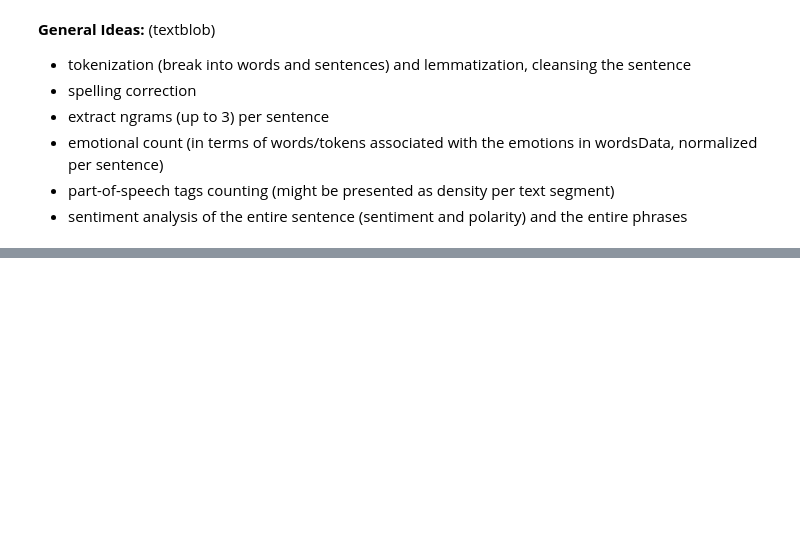
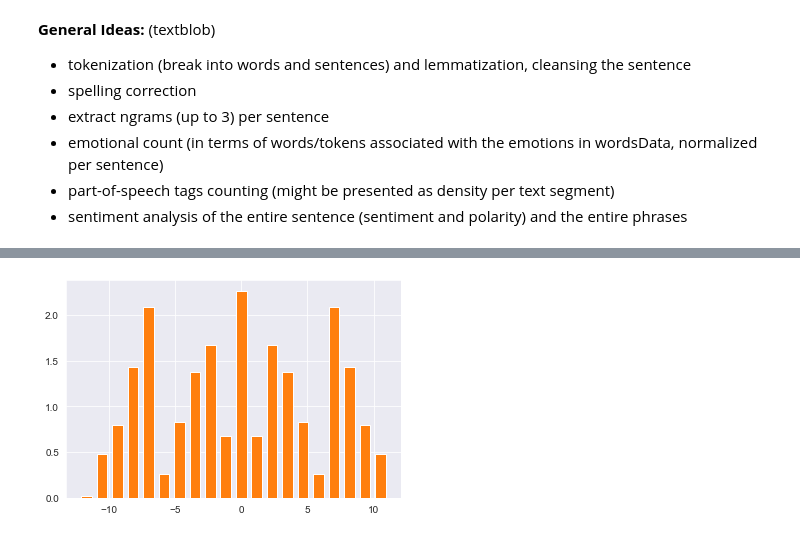
Before and after one commit to kertser/FakeNews, a Jupyter notebook: fakeNews.ipynb, the cells around one changed output, grey strips where cells are left out. Saved outputs shown, nothing was run; the diff lists cells and outputs as text; code cells hidden in the pictures; blank space fills up the shorter version.

```diff
--- a/fakeNews.ipynb
+++ b/fakeNews.ipynb
@@ -259,3 +259,6 @@ Sentiment(polarity=-0.062292358803986696, subjectivity=0.44713916574381685)
+# %%
+# X-axis will represent a length of the sentence in terms of number of elements
+sentence_timing = [len(sentence.words) for sentence in testSentence.sentences]
 # %%
 # Plot the emotional load chart per sentence in the text. Later on we will look at the frequency and amplitude for this chart and use it as a feature
 sentPol = np.array([sentence.polarity for sentence in testSentence.sentences])
@@ -267,0 +280,20 @@ fig1.show()
+# %%
+#Frequency Analysis:
+data1 = sentPol
+data2 = sentSubj
+ps1 = np.abs(np.fft.fft(data1))**2
+ps2 = np.abs(np.fft.fft(data2))**2
+
+time_step = 1 / np.average(sentence_timing)
+freqs1 = np.fft.fftfreq(data1.size, time_step)
+freqs2 = np.fft.fftfreq(data2.size, time_step)
+idx1 = np.argsort(freqs1)
+idx2 = np.argsort(freqs1)
+
+plt.bar(freqs[idx1], ps[idx1])
+plt.bar(freqs[idx2], ps[idx2])
+
+MaxPolarityFrequency = round(max(freqs1),2) # Feature
+MaxSubjectivityFrequency = round(max(freqs2),2) # Feature
+# %% [output]
+[figure, added]
```
Also changed, not shown: parts of 9 cells of this notebook.
